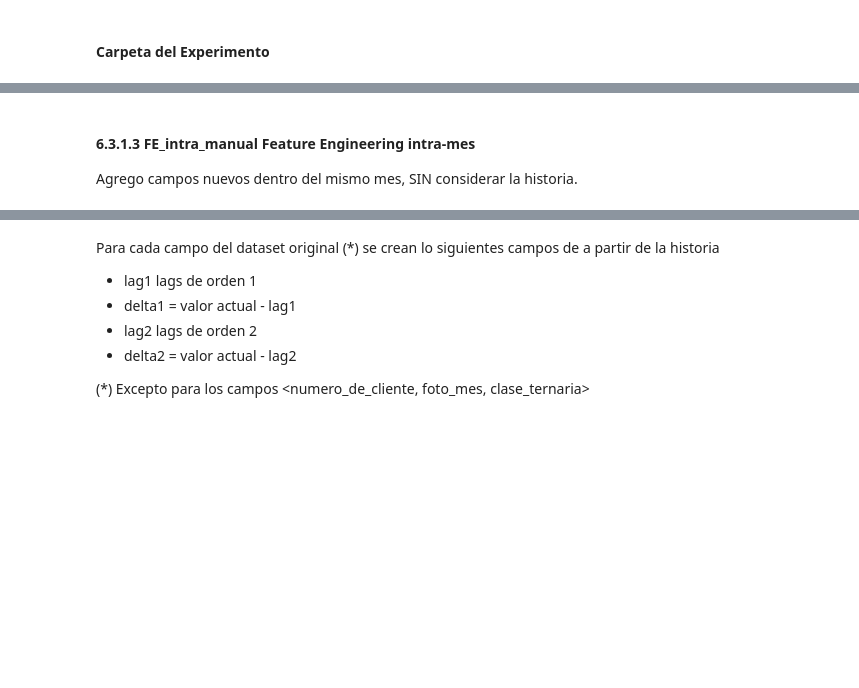
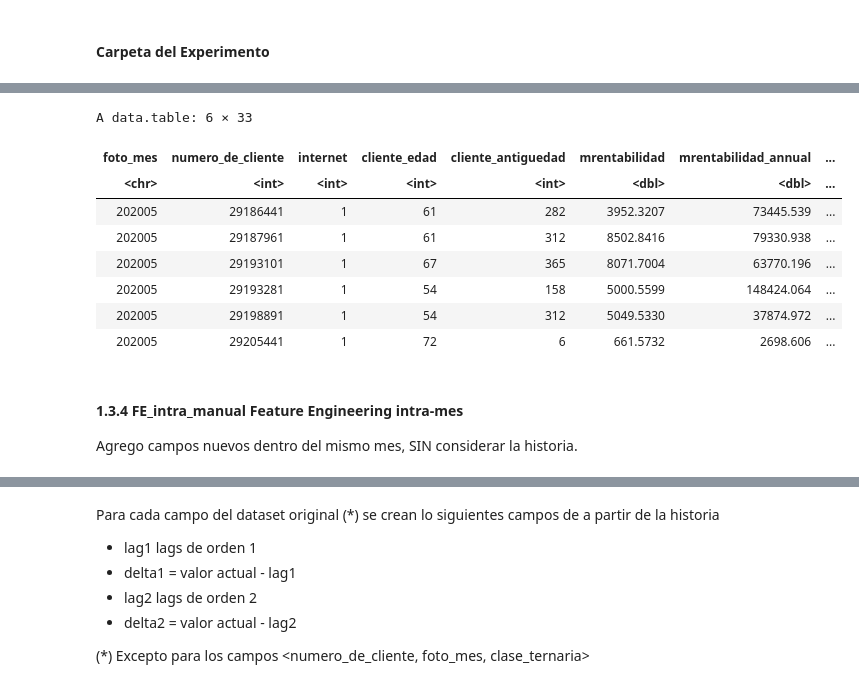
Before and after one commit to keiverdatascience/labo2025v, a Jupyter notebook: src/entrega_final/competicion_kaggle_gerencial_KN.ipynb, the cells around one changed output, grey strips where cells are left out. Saved outputs shown, nothing was run; the diff lists cells and outputs as text; code cells hidden in the pictures; blank space fills up the shorter version.

```diff
--- a/src/entrega_final/competicion_kaggle_gerencial_KN.ipynb
+++ b/src/entrega_final/competicion_kaggle_gerencial_KN.ipynb
@@ -145,0 +275,20 @@ Se intenta corregir el data drifting, quizas ajustando por IPC ...
+# %%
+dataset <- as.data.table(dataset)
+
+# asegurar foto_mes como texto tipo "202005"
+dataset[, foto_mes := as.character(foto_mes)]
+dataset[, foto_mes := gsub("[^0-9]", "", foto_mes)]
+dataset[, foto_mes := substr(foto_mes, 1, 6)]
+# %%
+cols_borrar <- c("coeficiente_de_ajuste", "coeficiente_de_ajuste.x", "coeficiente_de_ajuste.y")
+
+for (col in cols_borrar) {
+  if (col %in% names(dataset)) dataset[, (col) := NULL]
+}
+
+dataset <- merge(
+  dataset,
+  fapce[, .(foto_mes, coeficiente_de_ajuste)],
+  by = "foto_mes",
+  all.x = TRUE
+)
@@ -146,4 +321,16 @@ Se intenta corregir el data drifting, quizas ajustando por IPC ...
+# %%
+head(dataset)
+# %% [output]
+A data.table: 6 × 33
+| foto_mes | numero_de_cliente | internet | cliente_edad | cliente_antiguedad | mrentabilidad | mrentabilidad_annual | ... |
+| <chr> | <int> | <int> | <int> | <int> | <dbl> | <dbl> | ... |
+| 202005 | 29186441 | 1 | 61 | 282 | 3952.3207 | 73445.539 | ... |
+| 202005 | 29187961 | 1 | 61 | 312 | 8502.8416 | 79330.938 | ... |
+| 202005 | 29193101 | 1 | 67 | 365 | 8071.7004 | 63770.196 | ... |
+| 202005 | 29193281 | 1 | 54 | 158 | 5000.5599 | 148424.064 | ... |
+| 202005 | 29198891 | 1 | 54 | 312 | 5049.5330 | 37874.972 | ... |
+| 202005 | 29205441 | 1 | 72 | 6 | 661.5732 | 2698.606 | ... |
 # %% [markdown]
-#### 6.3.1.3  FE_intra_manual Feature Engineering intra-mes
+#### 1.3.4  FE_intra_manual Feature Engineering intra-mes
 
 Agrego campos nuevos dentro del mismo mes, SIN considerar la historia.
```
Also changed, not shown: parts of 56 cells of this notebook.
